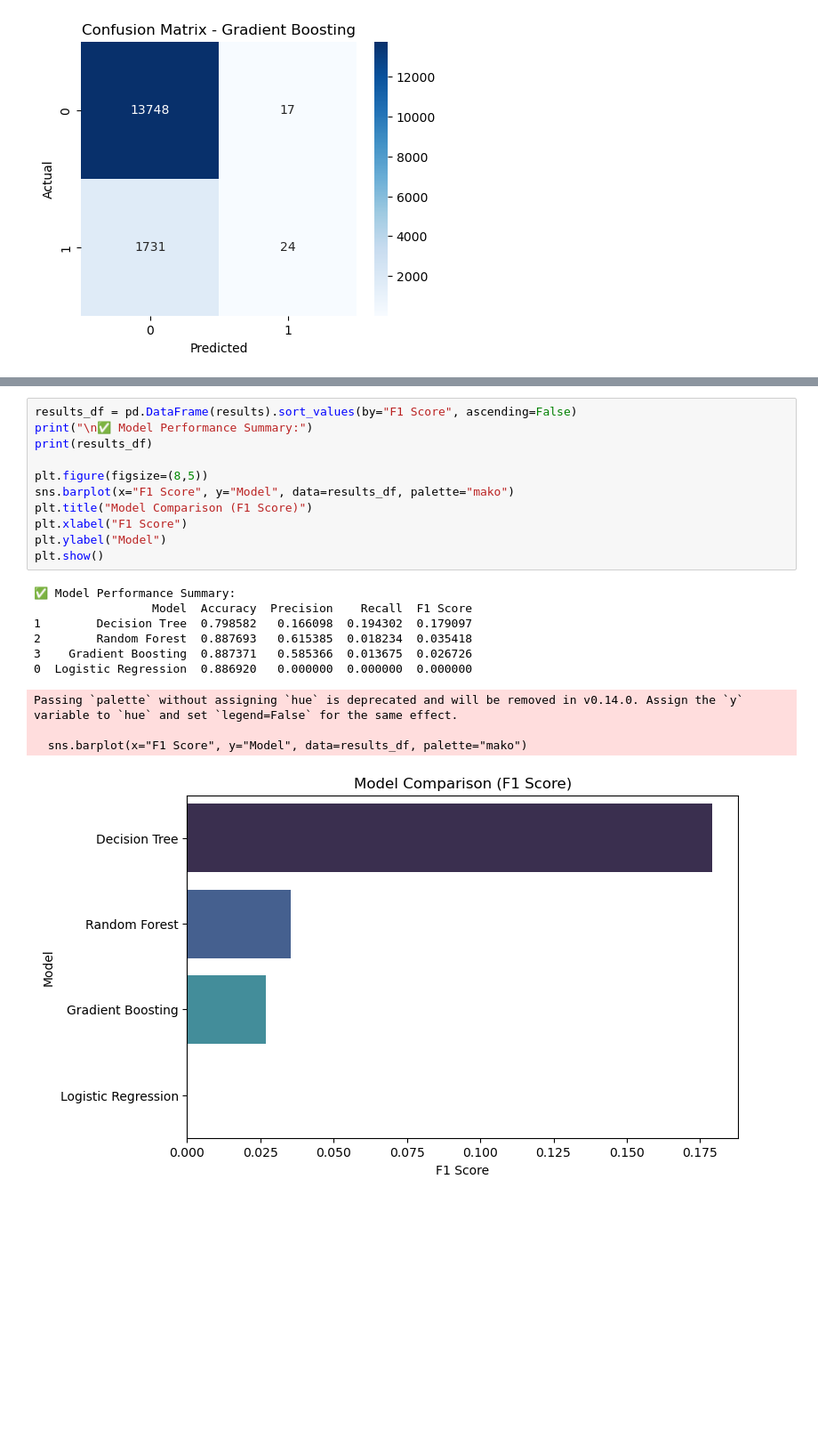
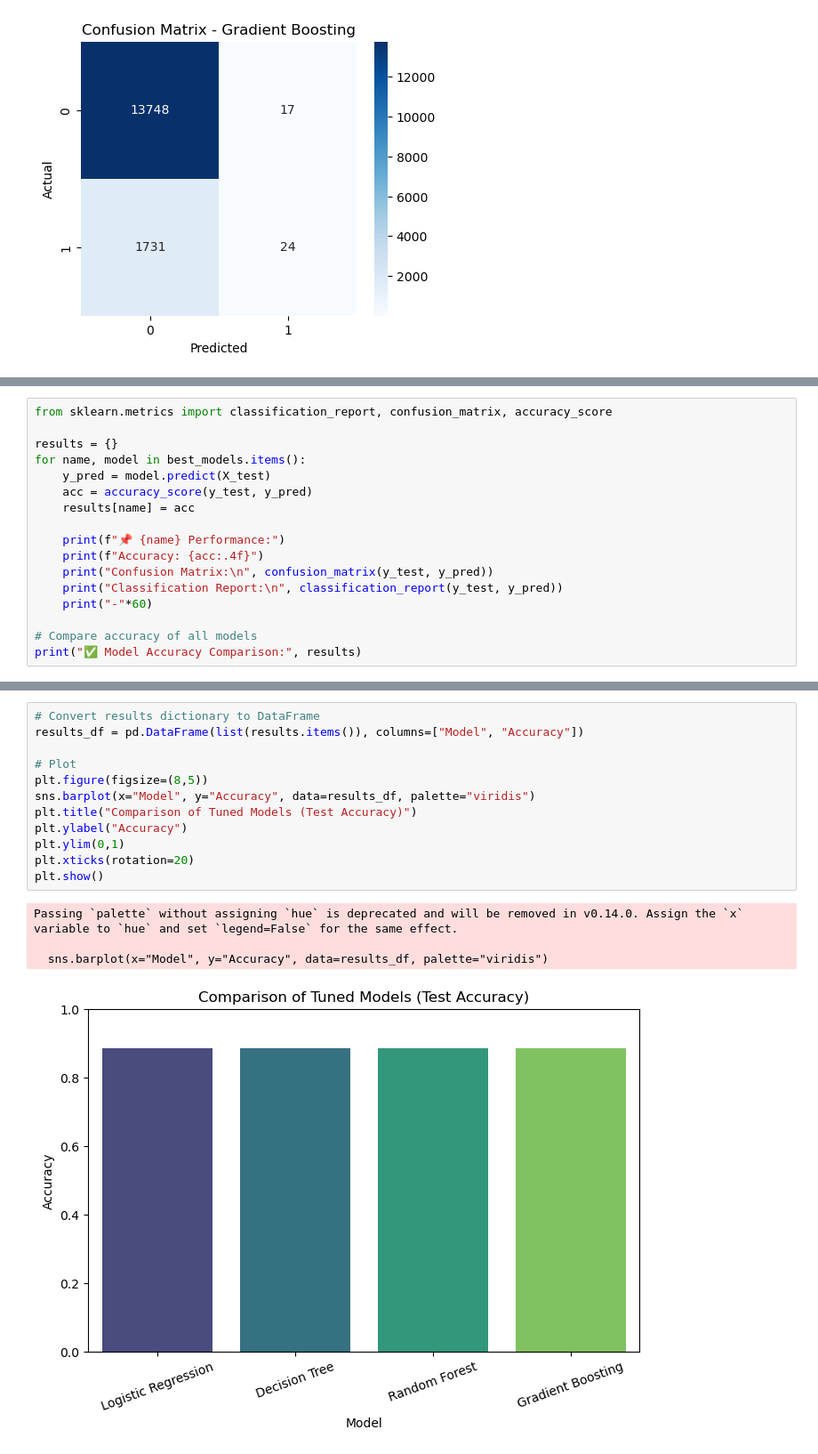
Before and after one commit to ayshathfahima/Final_project__Predicting-30-Day-Hospital-Readmission-in-Diabetic-Patients, a Jupyter notebook: Final_Project.ipynb, the cells around one changed output, grey strips where cells are left out. Shown: that part at 89% size. Cells and saved outputs as stored; diff of their text form; blank space fills up the shorter version.

```diff
--- a/Final_Project.ipynb
+++ b/Final_Project.ipynb
@@ -301,0 +447,17 @@ We now compare the performance of all models and find the best one based on **F1
+# %%
+from sklearn.metrics import classification_report, confusion_matrix, accuracy_score
+
+results = {}
+for name, model in best_models.items():
+    y_pred = model.predict(X_test)
+    acc = accuracy_score(y_test, y_pred)
+    results[name] = acc
+
+    print(f"📌 {name} Performance:")
+    print(f"Accuracy: {acc:.4f}")
+    print("Confusion Matrix:\n", confusion_matrix(y_test, y_pred))
+    print("Classification Report:\n", classification_report(y_test, y_pred))
+    print("-"*60)
+
+# Compare accuracy of all models
+print("✅ Model Accuracy Comparison:", results)
@@ -302,23 +514,18 @@ We now compare the performance of all models and find the best one based on **F1
 # %%
-results_df = pd.DataFrame(results).sort_values(by="F1 Score", ascending=False)
-print("\n✅ Model Performance Summary:")
-print(results_df)
+# Convert results dictionary to DataFrame
+results_df = pd.DataFrame(list(results.items()), columns=["Model", "Accuracy"])
 
+# Plot
 plt.figure(figsize=(8,5))
-sns.barplot(x="F1 Score", y="Model", data=results_df, palette="mako")
-plt.title("Model Comparison (F1 Score)")
-plt.xlabel("F1 Score")
-plt.ylabel("Model")
+sns.barplot(x="Model", y="Accuracy", data=results_df, palette="viridis")
+plt.title("Comparison of Tuned Models (Test Accuracy)")
+plt.ylabel("Accuracy")
+plt.ylim(0,1)
+plt.xticks(rotation=20)
 plt.show()
 # %% [output]
-✅ Model Performance Summary:
-                 Model  Accuracy  Precision    Recall  F1 Score
-1        Decision Tree  0.798582   0.166098  0.194302  0.179097
-2        Random Forest  0.887693   0.615385  0.018234  0.035418
-3    Gradient Boosting  0.887371   0.585366  0.013675  0.026726
-0  Logistic Regression  0.886920   0.000000  0.000000  0.000000
+Passing `palette` without assigning `hue` is deprecated and will be removed in v0.14.0. Assign the `x` variable to `hue` and set `legend=False` for the same effect.
+
+  sns.barplot(x="Model", y="Accuracy", data=results_df, palette="viridis")
-Passing `palette` without assigning `hue` is deprecated and will be removed in v0.14.0. Assign the `y` variable to `hue` and set `legend=False` for the same effect.
-
-  sns.barplot(x="F1 Score", y="Model", data=results_df, palette="mako")
-[figure, old version]
+[figure, new version]
 # %% [markdown]
```
Also changed, not shown: parts of 22 cells of this notebook.
